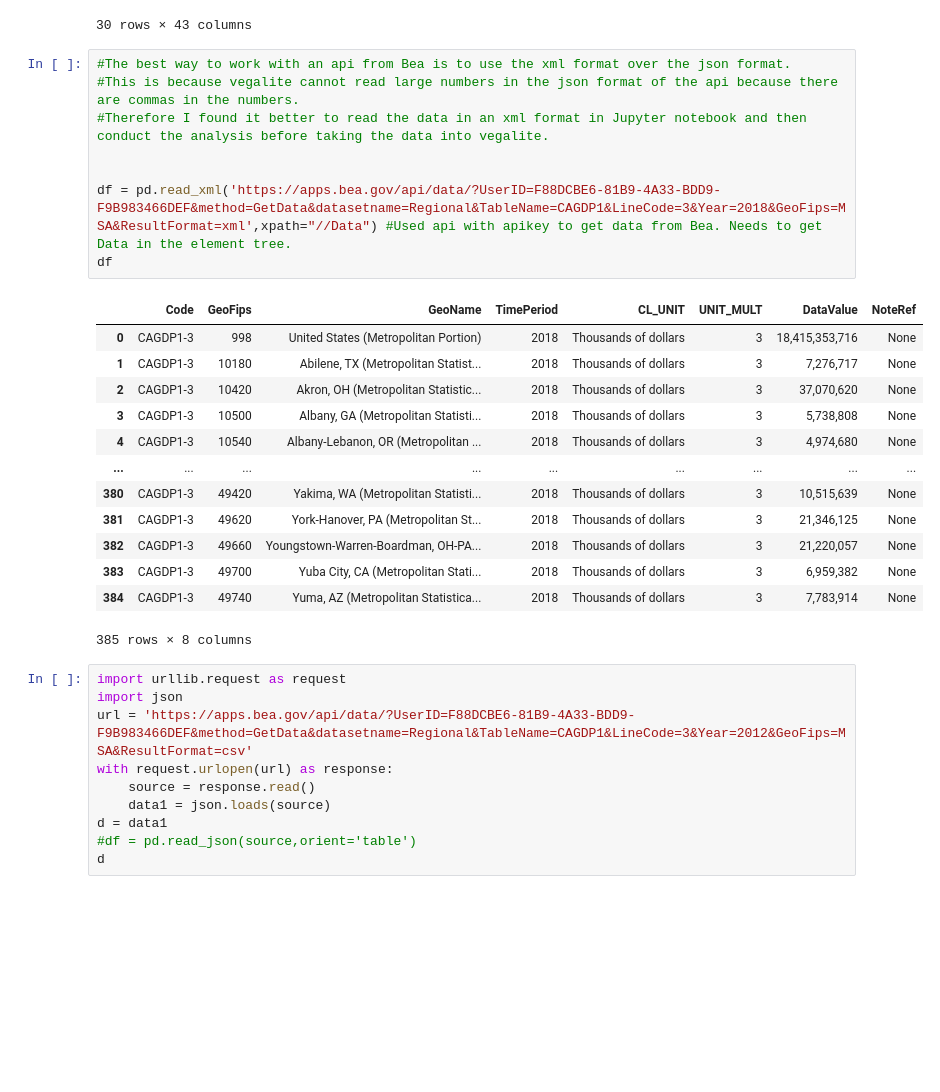
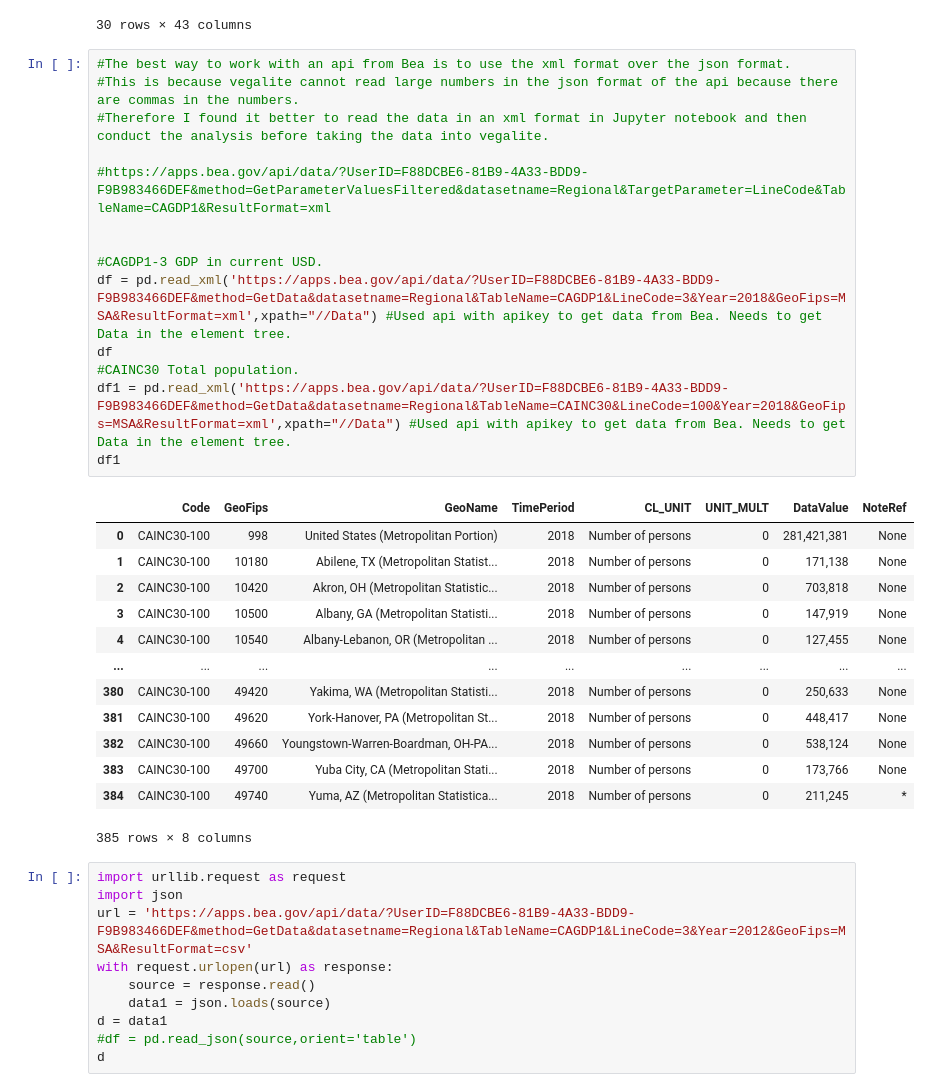
Before and after one commit to 107SBakst/107SBakst.github.io, a Jupyter notebook: Python/project_oecd4.ipynb, the cells around one changed output. Drawn from its saved outputs; the diff is of its cells as text; blank space fills up the shorter version.

```diff
--- a/Python/project_oecd4.ipynb
+++ b/Python/project_oecd4.ipynb
@@ -150,24 +150,30 @@ mmdf
 # %%
 #The best way to work with an api from Bea is to use the xml format over the json format.
 #This is because vegalite cannot read large numbers in the json format of the api because there are commas in the numbers.
 #Therefore I found it better to read the data in an xml format in Jupyter notebook and then conduct the analysis before taking the data into vegalite.
 
+#https://apps.bea.gov/api/data/?UserID=F88DCBE6-81B9-4A33-BDD9-F9B983466DEF&method=GetParameterValuesFiltered&datasetname=Regional&TargetParameter=LineCode&TableName=CAGDP1&ResultFormat=xml
 
+
+#CAGDP1-3 GDP in current USD.
 df = pd.read_xml('https://apps.bea.gov/api/data/?UserID=F88DCBE6-81B9-4A33-BDD9-F9B983466DEF&method=GetData&datasetname=Regional&TableName=CAGDP1&LineCode=3&Year=2018&GeoFips=MSA&ResultFormat=xml',xpath="//Data") #Used api with apikey to get data from Bea. Needs to get Data in the element tree.
 df
+#CAINC30 Total population.
+df1 = pd.read_xml('https://apps.bea.gov/api/data/?UserID=F88DCBE6-81B9-4A33-BDD9-F9B983466DEF&method=GetData&datasetname=Regional&TableName=CAINC30&LineCode=100&Year=2018&GeoFips=MSA&ResultFormat=xml',xpath="//Data") #Used api with apikey to get data from Bea. Needs to get Data in the element tree.
+df1
 # %% [output]
 |  | Code | GeoFips | GeoName | TimePeriod | CL_UNIT | UNIT_MULT | DataValue | NoteRef |
-| 0 | CAGDP1-3 | 998 | United States (Metropolitan Portion) | 2018 | Thousands of dollars | 3 | 18,415,353,716 | None |
-| 1 | CAGDP1-3 | 10180 | Abilene, TX (Metropolitan Statist... | 2018 | Thousands of dollars | 3 | 7,276,717 | None |
-| 2 | CAGDP1-3 | 10420 | Akron, OH (Metropolitan Statistic... | 2018 | Thousands of dollars | 3 | 37,070,620 | None |
-| 3 | CAGDP1-3 | 10500 | Albany, GA (Metropolitan Statisti... | 2018 | Thousands of dollars | 3 | 5,738,808 | None |
-| 4 | CAGDP1-3 | 10540 | Albany-Lebanon, OR (Metropolitan ... | 2018 | Thousands of dollars | 3 | 4,974,680 | None |
+| 0 | CAINC30-100 | 998 | United States (Metropolitan Portion) | 2018 | Number of persons | 0 | 281,421,381 | None |
+| 1 | CAINC30-100 | 10180 | Abilene, TX (Metropolitan Statist... | 2018 | Number of persons | 0 | 171,138 | None |
+| 2 | CAINC30-100 | 10420 | Akron, OH (Metropolitan Statistic... | 2018 | Number of persons | 0 | 703,818 | None |
+| 3 | CAINC30-100 | 10500 | Albany, GA (Metropolitan Statisti... | 2018 | Number of persons | 0 | 147,919 | None |
+| 4 | CAINC30-100 | 10540 | Albany-Lebanon, OR (Metropolitan ... | 2018 | Number of persons | 0 | 127,455 | None |
 | ... | ... | ... | ... | ... | ... | ... | ... | ... |
-| 380 | CAGDP1-3 | 49420 | Yakima, WA (Metropolitan Statisti... | 2018 | Thousands of dollars | 3 | 10,515,639 | None |
-| 381 | CAGDP1-3 | 49620 | York-Hanover, PA (Metropolitan St... | 2018 | Thousands of dollars | 3 | 21,346,125 | None |
-| 382 | CAGDP1-3 | 49660 | Youngstown-Warren-Boardman, OH-PA... | 2018 | Thousands of dollars | 3 | 21,220,057 | None |
-| 383 | CAGDP1-3 | 49700 | Yuba City, CA (Metropolitan Stati... | 2018 | Thousands of dollars | 3 | 6,959,382 | None |
-| 384 | CAGDP1-3 | 49740 | Yuma, AZ (Metropolitan Statistica... | 2018 | Thousands of dollars | 3 | 7,783,914 | None |
+| 380 | CAINC30-100 | 49420 | Yakima, WA (Metropolitan Statisti... | 2018 | Number of persons | 0 | 250,633 | None |
+| 381 | CAINC30-100 | 49620 | York-Hanover, PA (Metropolitan St... | 2018 | Number of persons | 0 | 448,417 | None |
+| 382 | CAINC30-100 | 49660 | Youngstown-Warren-Boardman, OH-PA... | 2018 | Number of persons | 0 | 538,124 | None |
+| 383 | CAINC30-100 | 49700 | Yuba City, CA (Metropolitan Stati... | 2018 | Number of persons | 0 | 173,766 | None |
+| 384 | CAINC30-100 | 49740 | Yuma, AZ (Metropolitan Statistica... | 2018 | Number of persons | 0 | 211,245 | * |
 385 rows × 8 columns
 # %%
 import urllib.request as request
```
